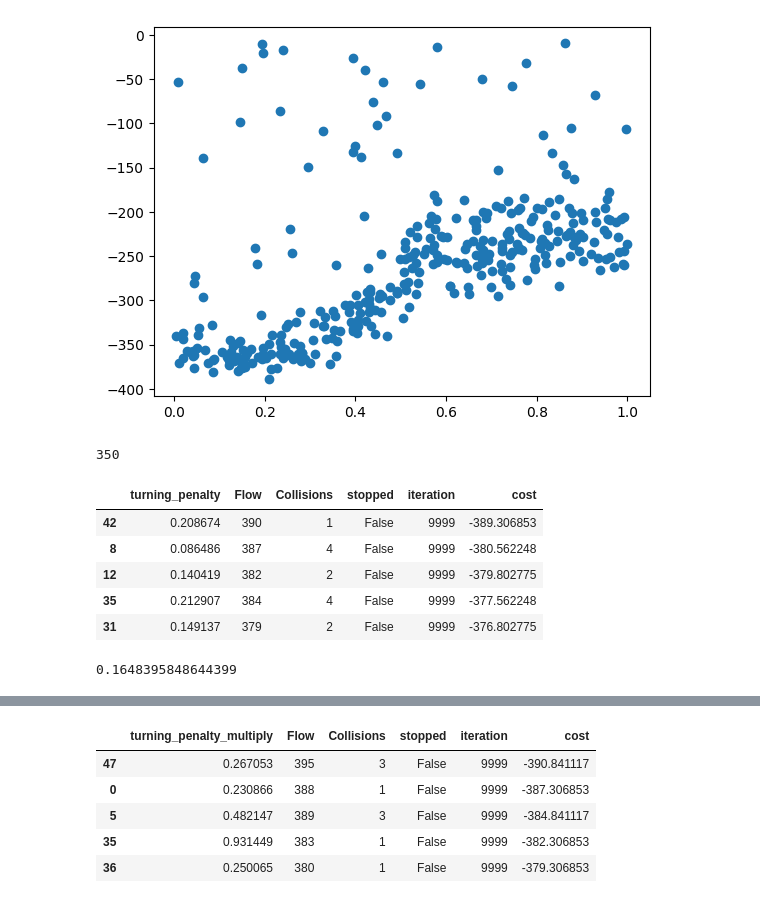
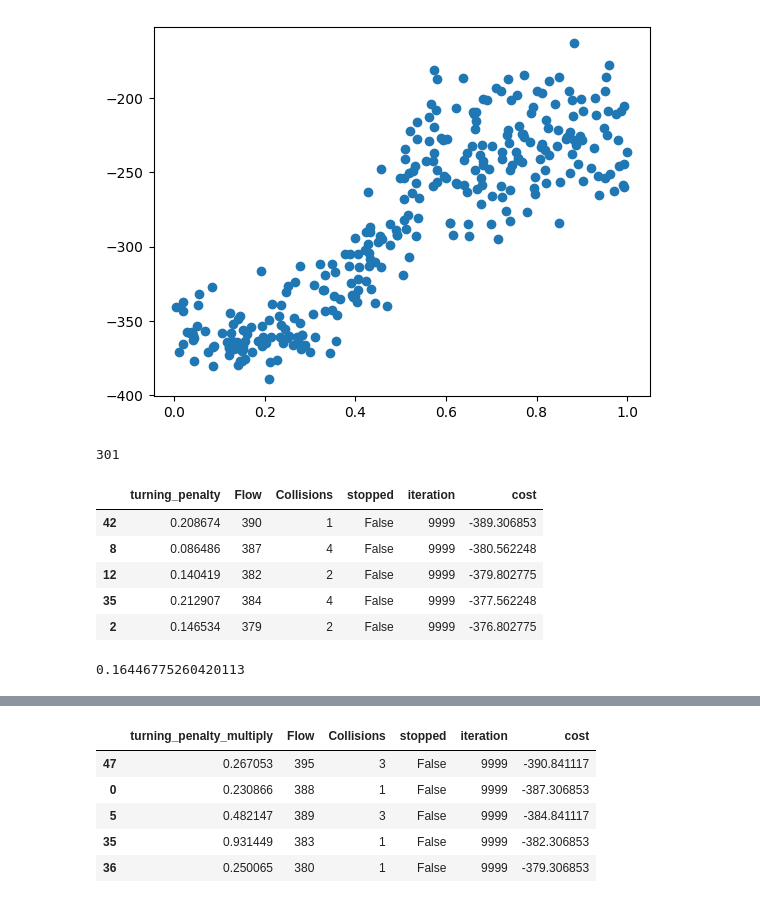
Before and after one commit to pawlik0wskim/Crossroad_simulation, a Jupyter notebook: testing/turning_penaltty_estimation.ipynb, the cells around one changed output, grey strips where cells are left out. Cells and saved outputs as stored; diff of their text form; code cells hidden in the pictures.

```diff
--- a/testing/turning_penaltty_estimation.ipynb
+++ b/testing/turning_penaltty_estimation.ipynb
@@ -5,28 +5,29 @@ import numpy as np
 # %%
 df= pd.read_csv(r"C:\Users\Maciek\Documents\Studia\semestr 7\Crossroad_simulation\testing\turning_penalty2.csv")
 
 df2= pd.read_csv(r"C:\Users\Maciek\Documents\Studia\semestr 7\Crossroad_simulation\testing\turning_penalty3.csv")
 df=pd.concat([df,df2])
 df2= pd.read_csv(r"C:\Users\Maciek\Documents\Studia\semestr 7\Crossroad_simulation\testing\turning_penalty4.csv")
 df=pd.concat([df,df2])
 df2= pd.read_csv(r"C:\Users\Maciek\Documents\Studia\semestr 7\Crossroad_simulation\testing\turning_penalty5.csv")
 df=pd.concat([df,df2])
 df2= pd.read_csv(r"C:\Users\Maciek\Documents\Studia\semestr 7\Crossroad_simulation\testing\turning_penalty6.csv")
 df=pd.concat([df,df2])
 df2= pd.read_csv(r"C:\Users\Maciek\Documents\Studia\semestr 7\Crossroad_simulation\testing\turning_penalty7.csv")
 df=pd.concat([df,df2])
 
 df2= pd.read_csv(r"C:\Users\Maciek\Documents\Studia\semestr 7\Crossroad_simulation\testing\turning_penalty8.csv")
 df=pd.concat([df,df2])
+df=df[df["stopped"]==False]
 df["cost"]=-df["Flow"]+df["Collisions"]*np.log(df["Collisions"]+1)
 plt.scatter(df["turning_penalty"],df["cost"])
 plt.show()
 # %% [output]
-[figure, old version]
+[figure, new version]
 # %%
 len(df)
 # %% [output]
-350
+301
 # %%
 head=df.sort_values(by=["cost"]).head()
 head
@@ -36,11 +37,11 @@ head
 | 8 | 0.086486 | 387 | 4 | False | 9999 | -380.562248 |
 | 12 | 0.140419 | 382 | 2 | False | 9999 | -379.802775 |
 | 35 | 0.212907 | 384 | 4 | False | 9999 | -377.562248 |
-| 31 | 0.149137 | 379 | 2 | False | 9999 | -376.802775 |
+| 2 | 0.146534 | 379 | 2 | False | 9999 | -376.802775 |
 # %%
 np.sum(head["turning_penalty"]*[5,3,2,2,2])/np.sum([5,3,2,2,2])
 # %% [output]
-0.1648395848644399
+0.16446775260420113
 # %%
 df= pd.read_csv(r"C:\Users\Maciek\Documents\Studia\semestr 7\Crossroad_simulation\testing\turning_penalty_multiply2.csv")
 
```
Also changed, not shown: parts of 8 cells of this notebook, 3 other files.
